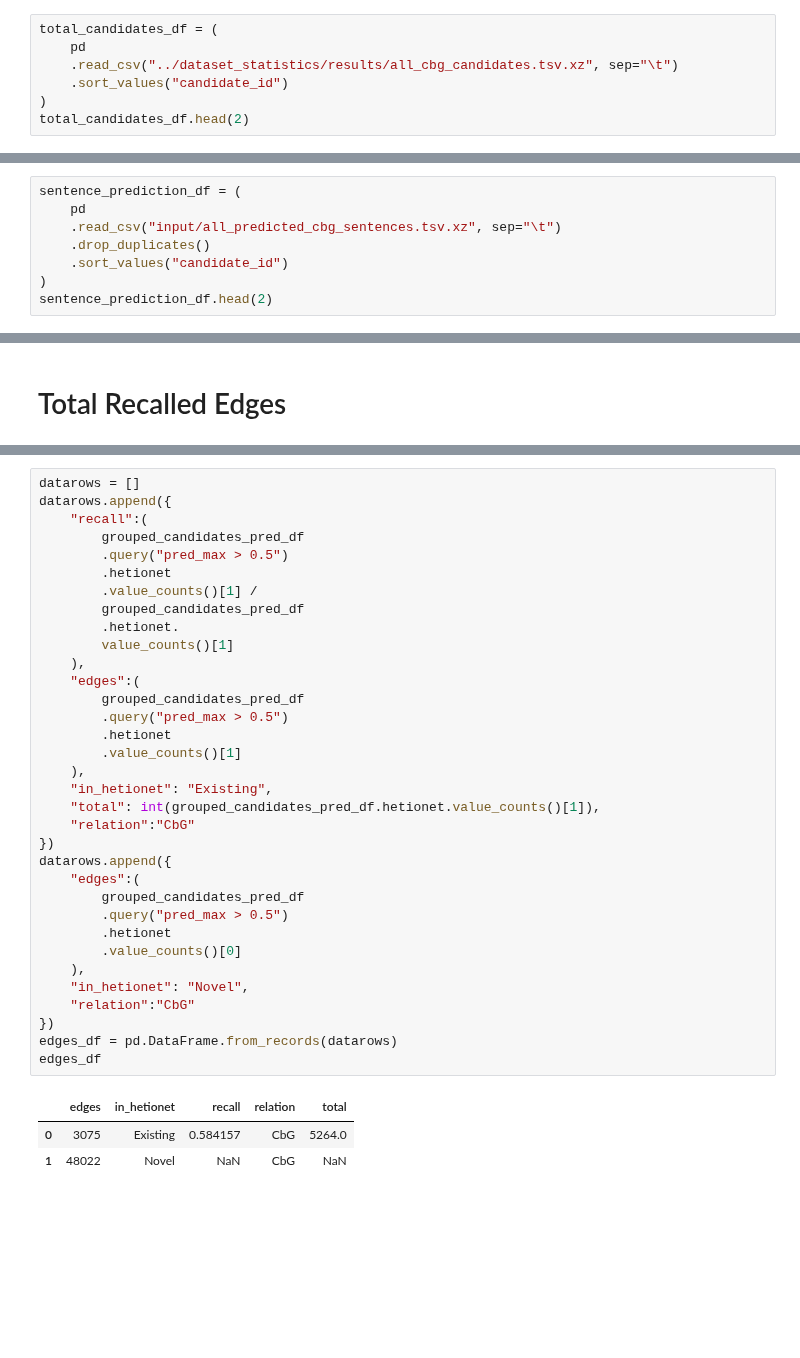
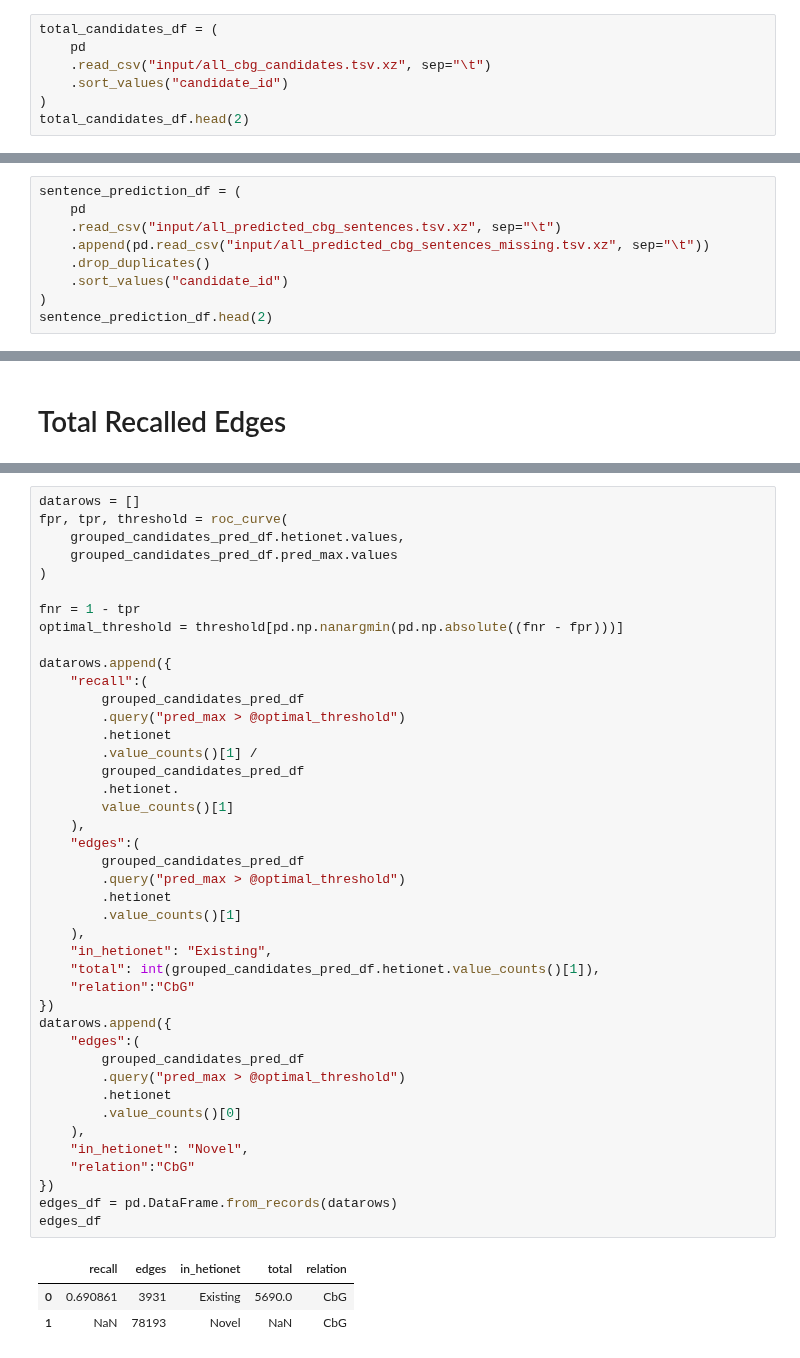
Before and after one commit to greenelab/snorkeling, a Jupyter notebook: compound_gene/compound_binds_gene/edge_prediction_experiment/edge_prediction_experiment.ipynb, the cells around one changed output, grey strips where cells are left out. Saved outputs shown, nothing was run; the diff lists cells and outputs as text; blank space fills up the shorter version.

```diff
--- a/compound_gene/compound_binds_gene/edge_prediction_experiment/edge_prediction_experiment.ipynb
+++ b/compound_gene/compound_binds_gene/edge_prediction_experiment/edge_prediction_experiment.ipynb
@@ -16,7 +38,7 @@ from tqdm import tqdm_notebook
 # %%
 total_candidates_df = (
     pd
-    .read_csv("../dataset_statistics/results/all_cbg_candidates.tsv.xz", sep="\t")
+    .read_csv("input/all_cbg_candidates.tsv.xz", sep="\t")
     .sort_values("candidate_id")
 )
 total_candidates_df.head(2)
@@ -28,6 +50,7 @@ total_candidates_df.head(2)
 sentence_prediction_df = (
     pd
     .read_csv("input/all_predicted_cbg_sentences.tsv.xz", sep="\t")
+    .append(pd.read_csv("input/all_predicted_cbg_sentences_missing.tsv.xz", sep="\t"))
     .drop_duplicates()
     .sort_values("candidate_id")
 )
@@ -285,41 +368,49 @@ How many edges of hetionet can we recall using a cutoff score of 0.5?
 # %%
 datarows = []
+fpr, tpr, threshold = roc_curve(
+    grouped_candidates_pred_df.hetionet.values,
+    grouped_candidates_pred_df.pred_max.values
+)
+
+fnr = 1 - tpr
+optimal_threshold = threshold[pd.np.nanargmin(pd.np.absolute((fnr - fpr)))]
+
 datarows.append({
     "recall":(
         grouped_candidates_pred_df
-        .query("pred_max > 0.5")
+        .query("pred_max > @optimal_threshold")
         .hetionet
         .value_counts()[1] /
         grouped_candidates_pred_df
         .hetionet.
         value_counts()[1]
     ),
     "edges":(
         grouped_candidates_pred_df
-        .query("pred_max > 0.5")
+        .query("pred_max > @optimal_threshold")
         .hetionet
         .value_counts()[1]
     ),
     "in_hetionet": "Existing",
     "total": int(grouped_candidates_pred_df.hetionet.value_counts()[1]),
     "relation":"CbG"
 })
 datarows.append({
     "edges":(
         grouped_candidates_pred_df
-        .query("pred_max > 0.5")
+        .query("pred_max > @optimal_threshold")
         .hetionet
         .value_counts()[0]
     ),
     "in_hetionet": "Novel",
     "relation":"CbG"
 })
 edges_df = pd.DataFrame.from_records(datarows)
 edges_df
 # %% [output]
-|  | edges | in_hetionet | recall | relation | total |
-| 0 | 3075 | Existing | 0.584157 | CbG | 5264.0 |
-| 1 | 48022 | Novel | NaN | CbG | NaN |
+|  | recall | edges | in_hetionet | total | relation |
+| 0 | 0.690861 | 3931 | Existing | 5690.0 | CbG |
+| 1 | NaN | 78193 | Novel | NaN | CbG |
 # %%
 import math
 g = (
```
Also changed, not shown: parts of 19 cells of this notebook, 11 other files.
